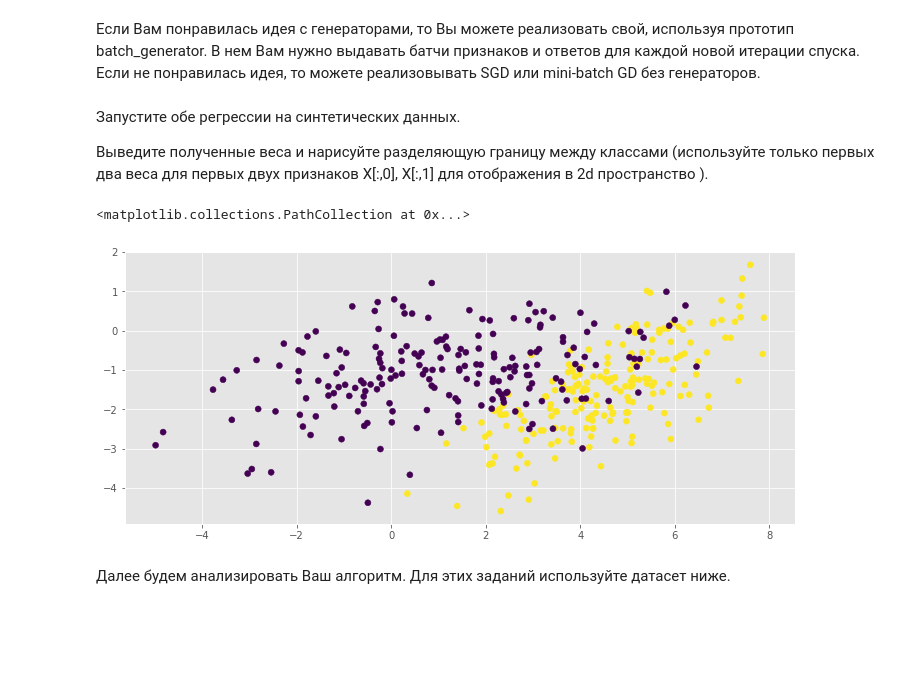
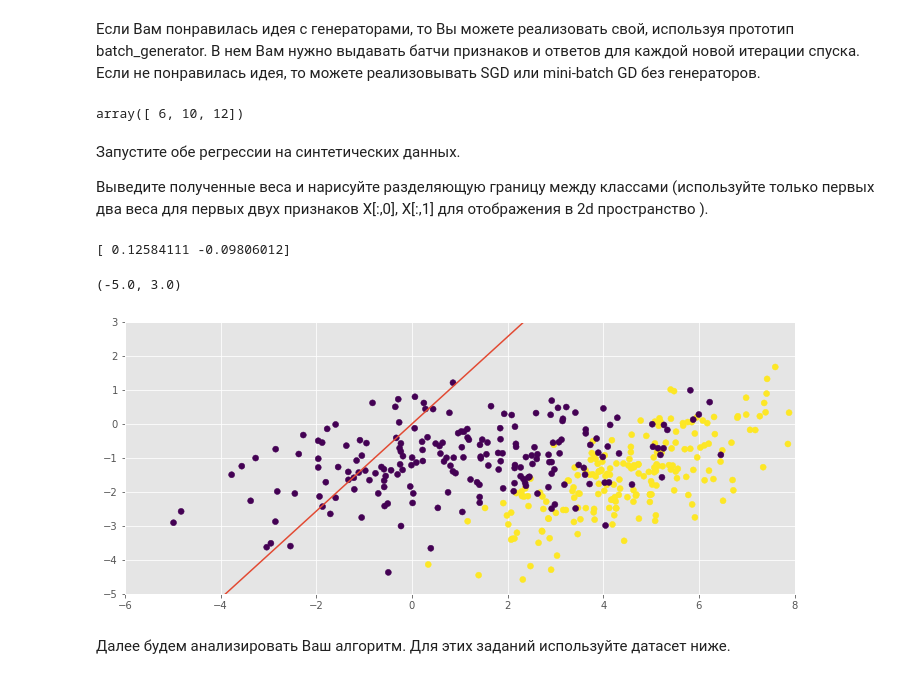
Before and after one commit to SVasi1yev/technosphere-term_01, a Jupyter notebook: ML_Algorithms/HW_02/SVasilyev_HW_02.ipynb, the cells around one changed output. Drawn from its saved outputs; the diff is of its cells as text; code cells hidden in the pictures; blank space fills up the shorter version.

```diff
--- a/ML_Algorithms/HW_02/SVasilyev_HW_02.ipynb
+++ b/ML_Algorithms/HW_02/SVasilyev_HW_02.ipynb
@@ -227,11 +230,19 @@ def batch_generator(X, y, shuffle=True, batch_size=1):
     Генерирует подвыборку для итерации спуска (X_batch, y_batch)
     """
 
-    X_batch = ""
-    y_batch = ""
-    for i in 'your code here':
-        X_batch = ""
-        y_batch = ""
+    #X_batch = ""
+    #y_batch = ""
+    if shuffle:
+        y = np.array(y)
+        permut = np.random.permutation(y.shape[0])
+        X = np.array(X)[permut]
+        y = np.array(y)[permut]
+    else:
+        X = np.array(X)
+        y = np.array(y)
+    for i in range(X.shape[0] // batch_size):
+        X_batch = X[i * batch_size: min((i + 1) * batch_size, X.shape[0])]
+        y_batch = y[i * batch_size: min((i + 1) * batch_size, y.shape[0])]
         yield (X_batch, y_batch)
 
 # Теперь можно сделать генератор по данным ()
@@ -331,4 +365,11 @@ class MySGDClassifier(BaseEstimator, ClassifierMixin):
         return y_hat
+# %%
+a = np.array([[1], [2], [3]])
+b = np.array([[1, 2, 3], [2, 3, 4], [3, 5, 5]])
+c = np.array([1, 2, 3])
+np.sum(b, axis=0)
+# %% [output]
+array([ 6, 10, 12])
 # %% [markdown]
 Запустите обе регрессии на синтетических данных.
 
@@ -341,20 +378,33 @@ def plot_decision_boundary(clf):
+# %%
+def plot_decision_boundary(clf):
+    print(clf.weights[:2])
+    x = [-6, 10]
+    y = [-clf.weights[0] * -6 / clf.weights[1], -clf.weights[0] * 10 / clf.weights[1]]
+    plt.plot(x, y)
 # %%
 np.random.seed(0)
 
 C1 = np.array([[0., -0.8], [1.5, 0.8]])
 C2 = np.array([[1., -0.7], [2., 0.7]])
 gauss1 = np.dot(np.random.randn(200, 2) + np.array([5, 3]), C1)
 gauss2 = np.dot(np.random.randn(200, 2) + np.array([1.5, 0]), C2)
 
 X = np.vstack([gauss1, gauss2])
 y = np.r_[np.ones(200), np.zeros(200)]
 
-# plot_decision_boundary(your_model)
+your_model = MySGDClassifier(batch_generator)
+your_model.fit(X, y)
+
+plot_decision_boundary(your_model)
 
 plt.scatter(X[:,0], X[:,1], c=y)
+axes = plt.gca()
+axes.set_xlim([-6.0, 8.0])
+axes.set_ylim([-5.0, 3.0])
 # %% [output]
-<matplotlib.collections.PathCollection at 0x...>
+[ 0.12584111 -0.09806012]
+(-5.0, 3.0)
-[figure, old version]
+[figure, new version]
 # %% [markdown]
 Далее будем анализировать Ваш алгоритм.
 Для этих заданий используйте датасет ниже.
```
Also changed, not shown: parts of 3 cells of this notebook, 2 other files.
